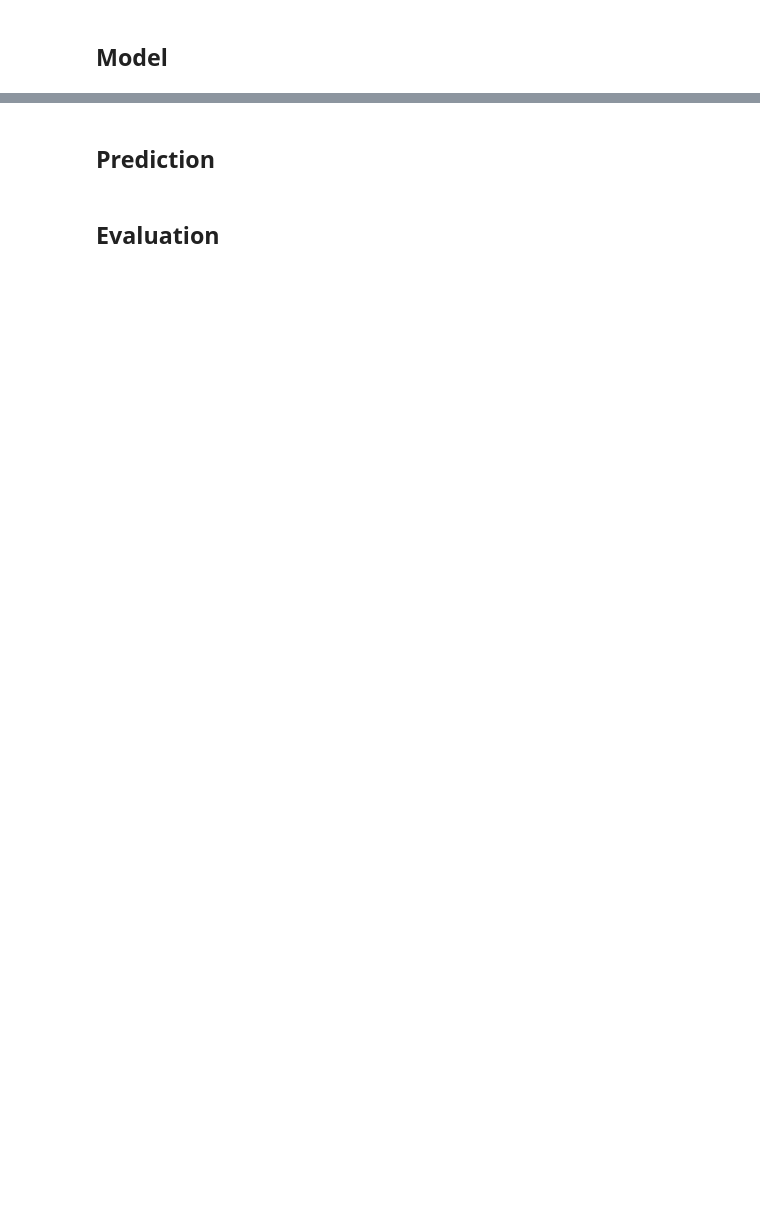
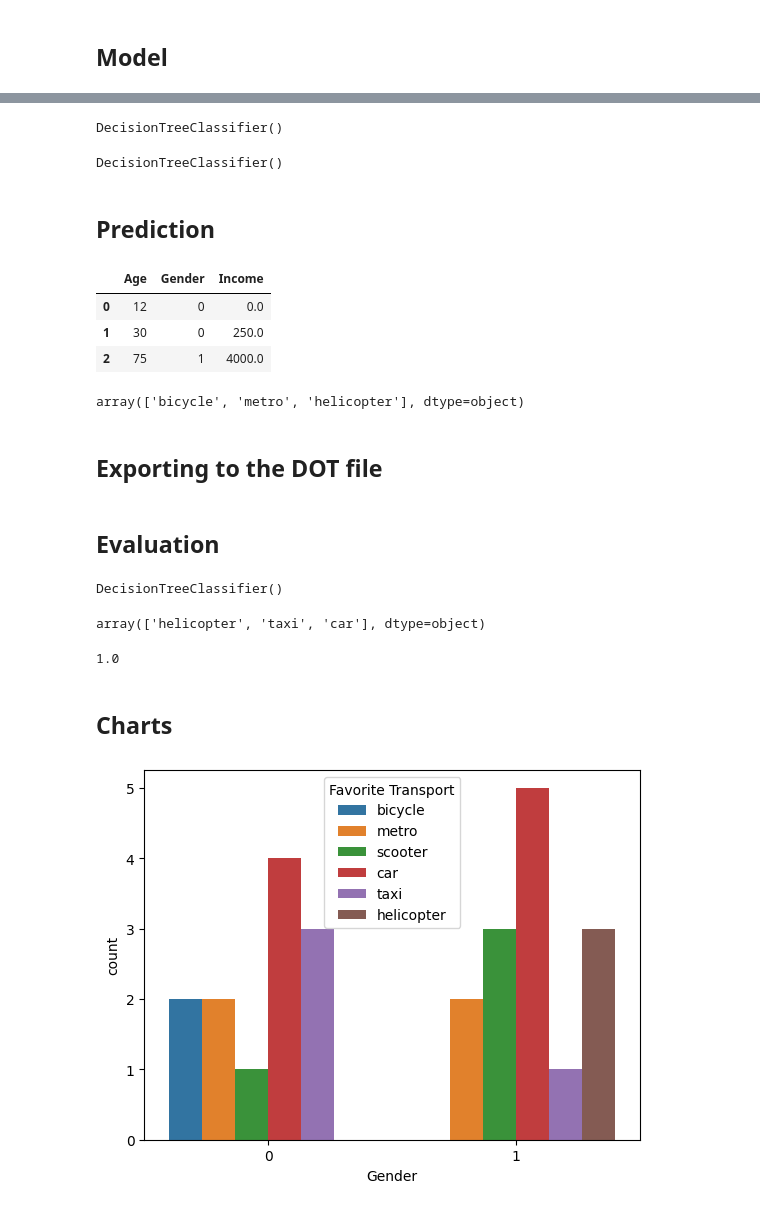
Before and after one commit to plavez/Jupyter, a Jupyter notebook: Scikit_Prediction_and_Evaluation.ipynb, the cells around one changed output, grey strips where cells are left out. Saved outputs shown, nothing was run; the diff lists cells and outputs as text; code cells hidden in the pictures; blank space fills up the shorter version.

```diff
--- a/Scikit_Prediction_and_Evaluation.ipynb
+++ b/Scikit_Prediction_and_Evaluation.ipynb
@@ -97,2 +140,29 @@ X
+# %%
+model = DecisionTreeClassifier()
+model
+# %% [output]
+DecisionTreeClassifier()
+# %%
+model.fit(X,y)
+# %% [output]
+DecisionTreeClassifier()
 # %% [markdown]
 ## Prediction
+# %%
+test_df = pd.DataFrame({
+    'Age':[12,30,75],
+    'Gender':[0,0,1],
+    'Income':[0.0,250.0,4000.0]
+})
+test_df
+# %% [output]
+|  | Age | Gender | Income |
+| 0 | 12 | 0 | 0.0 |
+| 1 | 30 | 0 | 250.0 |
+| 2 | 75 | 1 | 4000.0 |
+# %%
+model.predict(test_df)
+# %% [output]
+array(['bicycle', 'metro', 'helicopter'], dtype=object)
+# %% [markdown]
+## Exporting to the DOT file
@@ -100,0 +175,22 @@ X
+# %%
+model=DecisionTreeClassifier()
+model.fit(X_train,y_train)
+# %% [output]
+DecisionTreeClassifier()
+# %%
+prediction = model.predict(X_test)
+prediction
+# %% [output]
+array(['helicopter', 'taxi', 'car'], dtype=object)
+# %%
+model_accuracy_score = accuracy_score(y_test,prediction)
+model_accuracy_score
+# %% [output]
+1.0
+# %% [markdown]
+## Charts
+# %%
+sns.countplot(x=df['Gender'],hue=df['Favorite Transport'])
+plt.show()
+# %% [output]
+[figure, added]
```
Also changed, not shown: parts of 14 cells of this notebook.
